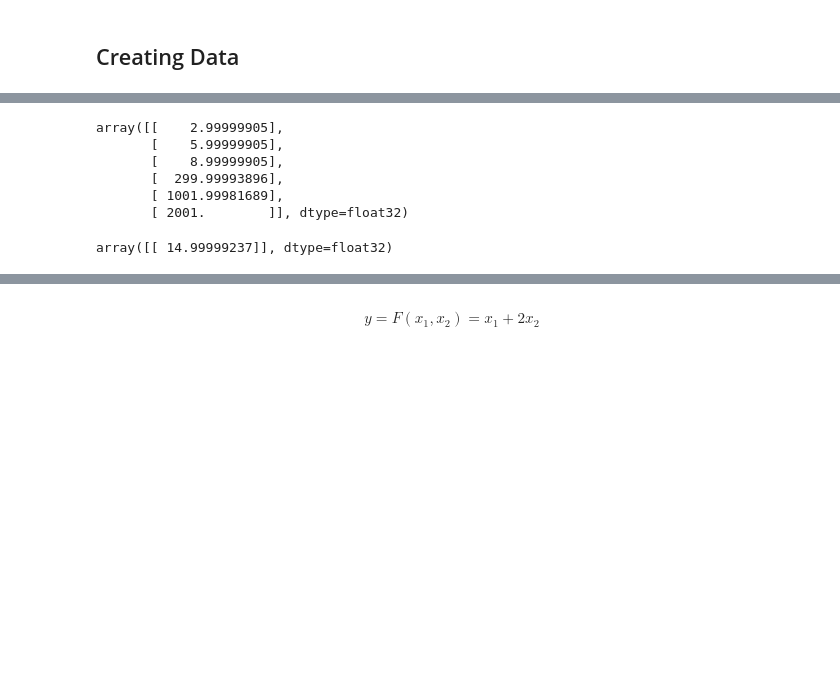
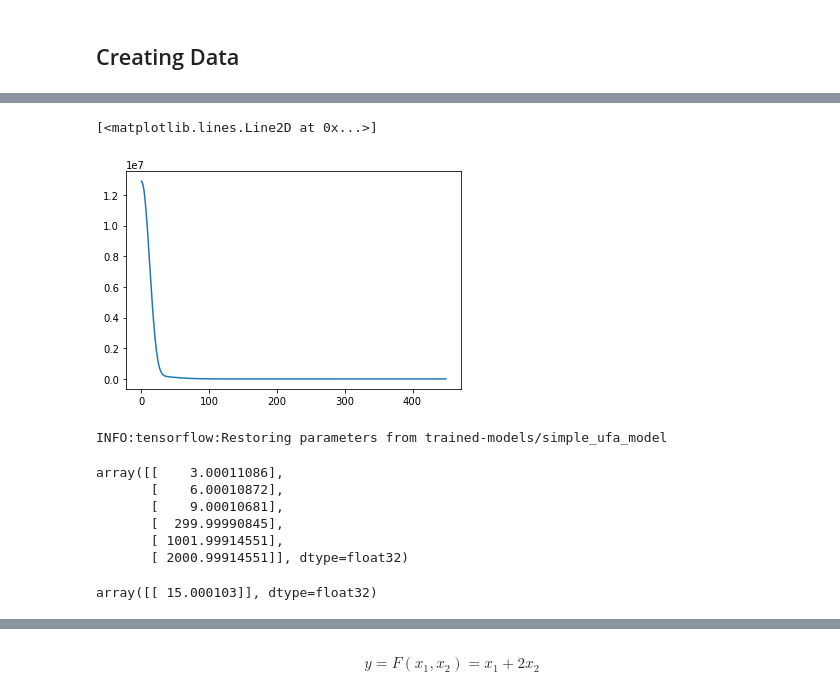
Before and after one commit to joelprince25/deep-learning-adhoc, a Jupyter notebook: universal_function_approximation.ipynb, the cells around one changed output, grey strips where cells are left out. Cells and saved outputs as stored; diff of their text form; code cells hidden in the pictures; blank space fills up the shorter version.

Commit message:
Added trained model for demonstration

```diff
--- a/universal_function_approximation.ipynb
+++ b/universal_function_approximation.ipynb
@@ -101,40 +103,59 @@ array([[  94.17325918],
 X = tf.placeholder(tf.float32, [None, 2], name="X")
 Y = tf.placeholder(tf.float32, [None, 1], name="Y")
 # %%
-w_1 = tf.Variable(tf.random_normal([2,2]))
-b_1 = tf.Variable(tf.random_normal([2]))
-w_2 = tf.Variable(tf.random_normal([2,1]))
-b_2 = tf.Variable(tf.random_normal([1]))
+w_1 = tf.Variable(tf.random_normal([2,2], stddev=0.001))
+b_1 = tf.Variable(tf.random_normal([2], stddev=0.001))
+w_2 = tf.Variable(tf.random_normal([2,1], stddev=0.001))
+b_2 = tf.Variable(tf.random_normal([1], stddev=0.001))
 # %%
 h = tf.nn.relu(tf.add(tf.matmul(X, w_1),b_1))
-yhat = tf.nn.relu(tf.add(tf.matmul(h, w_2),b_2))
-updates = tf.train.AdamOptimizer().minimize(tf.nn.l2_loss(yhat - Y))
+y_pred = tf.nn.relu(tf.add(tf.matmul(h, w_2),b_2))
+cost = tf.nn.l2_loss(y_pred - Y)
+updates = tf.train.AdamOptimizer().minimize(cost)
+# %%
+saver = tf.train.Saver()
 # %%
 #Training Model
 batch_size = 32
-sess = tf.Session()
-init = tf.global_variables_initializer()
-sess.run(init)
-for epoch in range(1000):
-    num_batch = int(len(X_data)/batch_size)
-    for i in range(num_batch):
-        start_index = i*num_batch
-        end_index = (i+1)*num_batch
-        sess.run(updates, feed_dict={X: X_data[start_index:end_index], Y: Y_data[start_index:end_index]})
+n_epochs = 450
+epoch_loss_list = []
+with tf.Session() as sess:
+    init = tf.global_variables_initializer()
+    sess.run(init)
+    for epoch in range(n_epochs):
+        epoch_loss = 0
+        num_batch = int(len(X_data)/batch_size)
+        for i in range(num_batch):
+            start_index = i*num_batch
+            end_index = (i+1)*num_batch
+            _, c = sess.run([updates,cost], feed_dict={X: X_data[start_index:end_index], Y: Y_data[start_index:end_index]})
+            epoch_loss +=c
+        epoch_loss_list.append(epoch_loss)
+
+    saver.save(sess, 'trained-models/simple_ufa_model')
+# %%
+plt.plot(range(n_epochs), epoch_loss_list)
+# %% [output]
+[<matplotlib.lines.Line2D at 0x...>]
+[figure, added]
+# %%
+sess = tf.Session()
+saver.restore(sess, 'trained-models/simple_ufa_model')
+# %% [output]
+INFO:tensorflow:Restoring parameters from trained-models/simple_ufa_model
 # %%
-#Making Predictions
-sess.run(yhat, feed_dict = {X : [[1,1],[2,2],[3,3],[100,100],[1000,1],[1,1000]]})
+sess.run(y_pred, feed_dict = {X : [[1,1],[2,2],[3,3],[100,100],[1000,1],[1,1000]]})
 # %% [output]
-array([[    2.99999905],
-       [    5.99999905],
-       [    8.99999905],
-       [  299.99993896],
-       [ 1001.99981689],
-       [ 2001.        ]], dtype=float32)
+array([[    3.00011086],
+       [    6.00010872],
+       [    9.00010681],
+       [  299.99990845],
+       [ 1001.99914551],
+       [ 2000.99914551]], dtype=float32)
 # %%
-sess.run(yhat, feed_dict = {X : [[5,5]]})
+sess.run(y_pred, feed_dict = {X : [[5,5]]})
 # %% [output]
-array([[ 14.99999237]], dtype=float32)
+array([[ 15.000103]], dtype=float32)
 # %%
 W_1 = sess.run(w_1)
 B_1 = sess.run(b_1)
```
Also changed, not shown: parts of 12 cells of this notebook, 4 other files.
